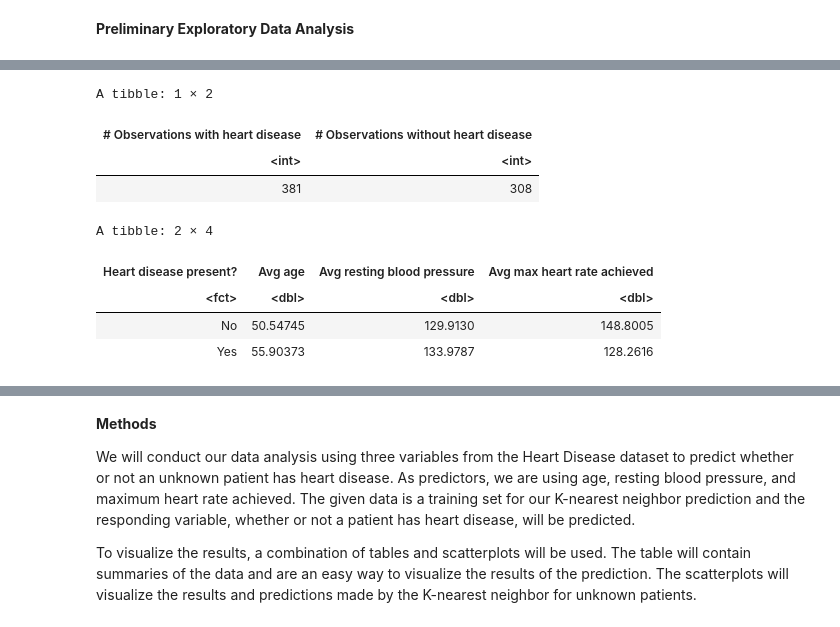
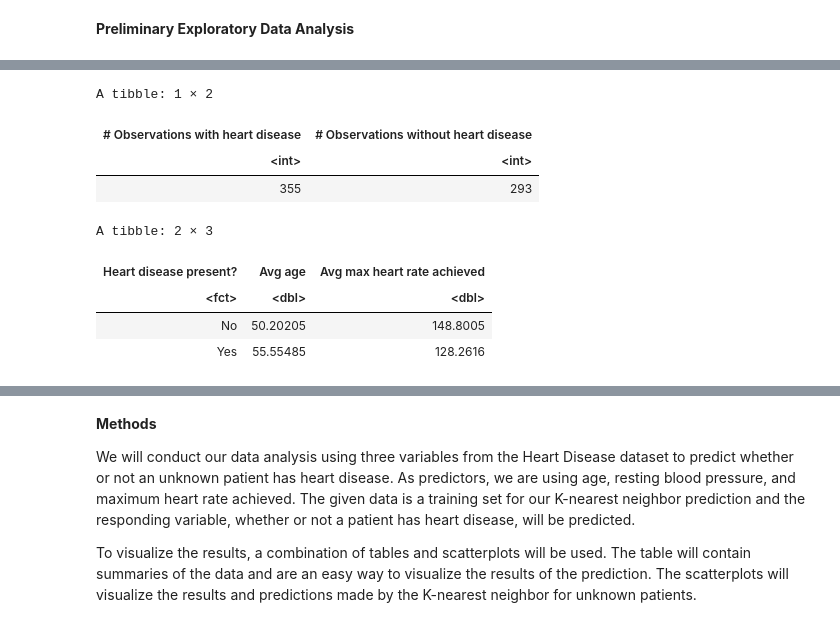
Before and after one commit to holiday-sean/dsci100_project, a Jupyter notebook: project.ipynb, the cells around one changed output, grey strips where cells are left out. Cells and saved outputs as stored; diff of their text form; code cells hidden in the pictures.

```diff
--- a/project.ipynb
+++ b/project.ipynb
@@ -58,15 +40,17 @@ heart_disease_all <- rbind(cleveland, hungarian) |>
 #Removing the NA variable & setting the 'is_disease_present' as the factor variable
 heart_disease_all[heart_disease_all == "?"] <- NA
 
-# heart_disease_all_final <- na.omit(heart_disease_all) |>
-#     mutate(is_disease_present = as.character(is_disease_present)) |>
-#     mutate(is_disease_present = as_factor(is_disease_present)) |>
-#     mutate(is_disease_present = fct_recode(is_disease_present, "No" = "0", "Yes" = "1", "Yes" = "2", "Yes" = "3", "Yes" = "4"))
-
 heart_disease_all_final <- heart_disease_all |>
+    select(age, thalach, is_disease_present) |>
+    na.omit(heart_disease_all) |>
     mutate(is_disease_present = as.character(is_disease_present)) |>
     mutate(is_disease_present = as_factor(is_disease_present)) |>
     mutate(is_disease_present = fct_recode(is_disease_present, "No" = "0", "Yes" = "1", "Yes" = "2", "Yes" = "3", "Yes" = "4"))
+
+# heart_disease_all_final <- heart_disease_all |>
+    # mutate(is_disease_present = as.character(is_disease_present)) |>
+    # mutate(is_disease_present = as_factor(is_disease_present)) |>
+    # mutate(is_disease_present = fct_recode(is_disease_present, "No" = "0", "Yes" = "1", "Yes" = "2", "Yes" = "3", "Yes" = "4"))
 
 # Converting data into numerical values
 heart_disease_converted <- type.convert(heart_disease_all_final, na.strings = "NA", as.is = FALSE, dec = ".",
@@ -127,30 +127,29 @@ heart_disease_testing <- testing(heart_disease_split)
 # %%
 #Summarizing (Exploratory Analysis)
 
 #Shows the number of observations from the two classes
 summarized_count_classes <- heart_disease_training |>
     summarize(count_disease_present = sum(is_disease_present == "Yes", na.rm = TRUE),
               count_disease_not_present = sum(is_disease_present == "No", na.rm = TRUE))
 
 colnames(summarized_count_classes) <- c("# Observations with heart disease", "# Observations without heart disease")
 summarized_count_classes
 
 #Shows the mean/average of each variable we have chosen to use as a predictor
 summarized_vars <- heart_disease_converted |>
     group_by(is_disease_present) |>
     summarize(avg_age = mean(age, na.rm = TRUE),
-             avg_resting_blood_pressure = mean(trestbps, na.rm = TRUE),
              avg_maximum_heart_rate_achieved = mean(thalach, na.rm = TRUE))
 
-colnames(summarized_vars) <- c("Heart disease present?", "Avg age", "Avg resting blood pressure", "Avg max heart rate achieved")
+colnames(summarized_vars) <- c("Heart disease present?", "Avg age", "Avg max heart rate achieved")
 summarized_vars
 # %% [output]
 A tibble: 1 × 2
 | # Observations with heart disease | # Observations without heart disease |
 | <int> | <int> |
-| 381 | 308 |
+| 355 | 293 |
-A tibble: 2 × 4
+A tibble: 2 × 3
-| Heart disease present? | Avg age | Avg resting blood pressure | Avg max heart rate achieved |
-| <fct> | <dbl> | <dbl> | <dbl> |
-| No | 50.54745 | 129.9130 | 148.8005 |
-| Yes | 55.90373 | 133.9787 | 128.2616 |
+| Heart disease present? | Avg age | Avg max heart rate achieved |
+| <fct> | <dbl> | <dbl> |
+| No | 50.20205 | 148.8005 |
+| Yes | 55.55485 | 128.2616 |
```
Also changed, not shown: parts of 9 cells of this notebook.
